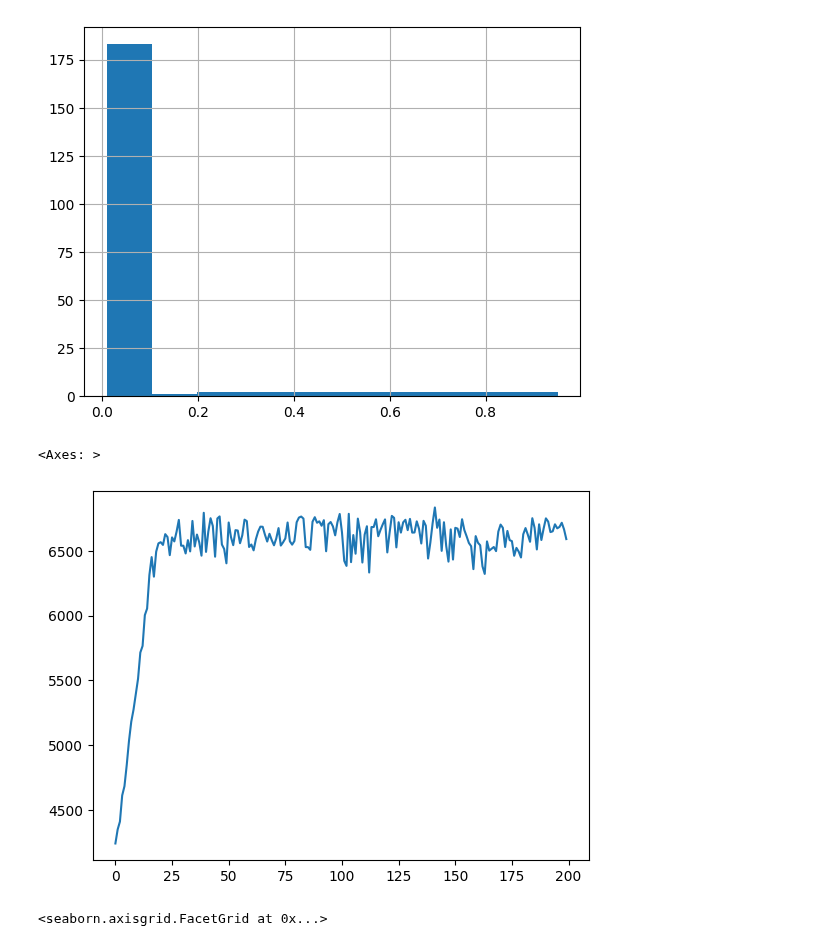
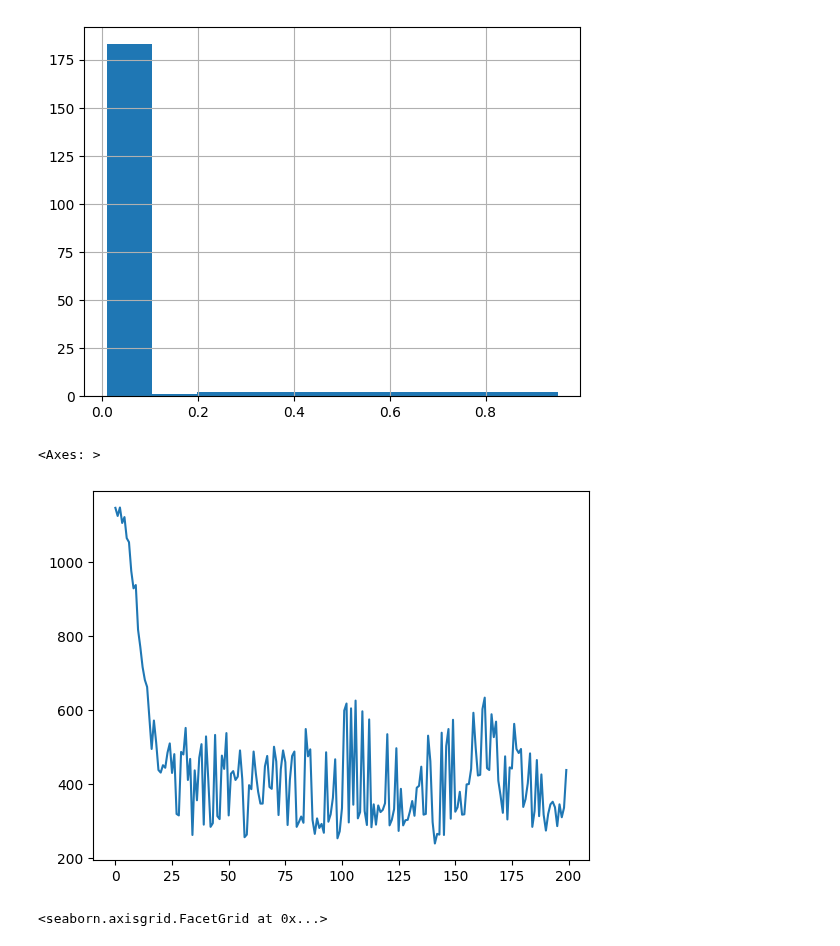
Before and after one commit to andrewbeaton123/tic_tac_learn, a Jupyter notebook: Testing.ipynb, the cells around one changed output. Saved outputs shown, nothing was run; the diff lists cells and outputs as text; code cells hidden in the pictures.

```diff
--- a/Testing.ipynb
+++ b/Testing.ipynb
@@ -117,10 +117,10 @@ metrics["lr"].hist()
 <Axes: >
 [figure]
 # %%
-metrics["total wins"].plot()
+metrics["Total Draws"].plot()#["total wins"].plot()
 # %% [output]
 <Axes: >
-[figure, old version]
+[figure, new version]
 # %%
 sns.lmplot(x="games played", y="total wins", data=metrics, y_jitter=.03)
 # %% [output]
```
Also changed, not shown: parts of 2 cells of this notebook, 6 other files.
